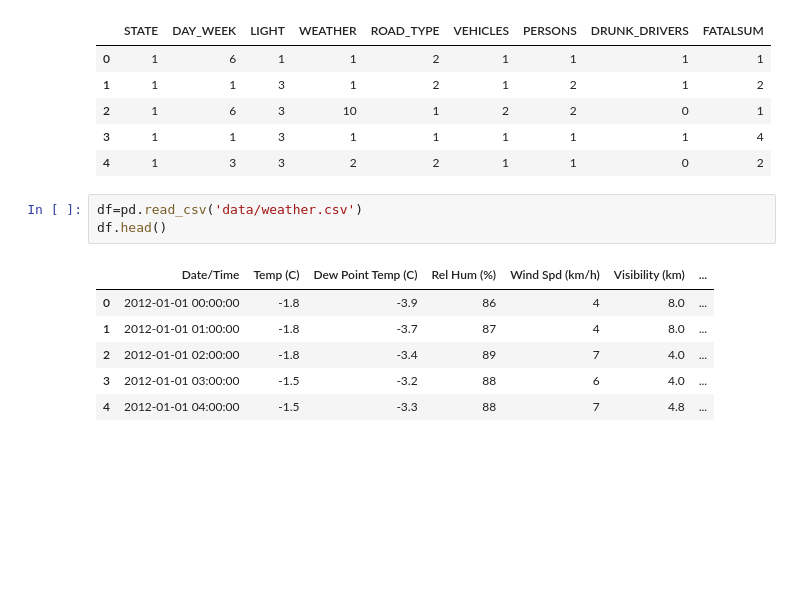
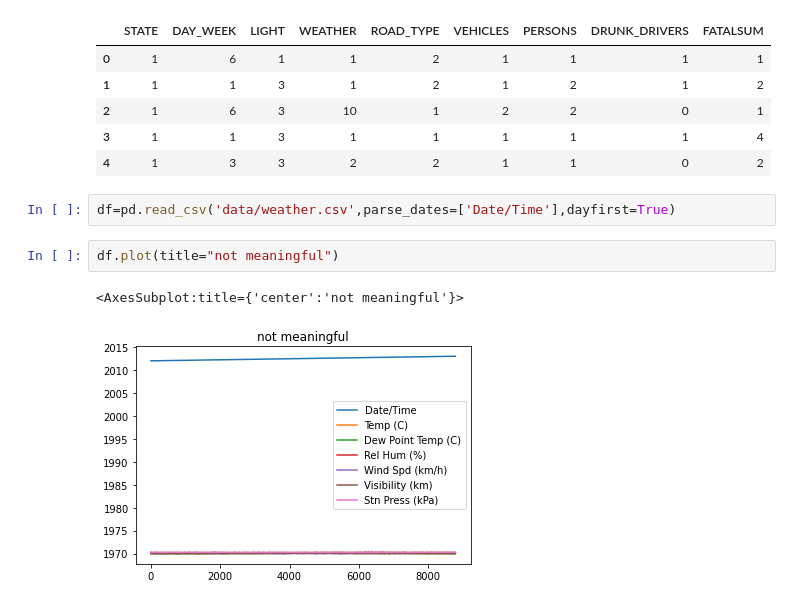
Before and after one commit to deepali1232/codingdeepalipractice, a Jupyter notebook: analysis/reading_data_with_pandas.ipynb, the cells around one changed output. Cells and saved outputs as stored; diff of their text form; blank space fills up the shorter version.

```diff
--- a/analysis/reading_data_with_pandas.ipynb
+++ b/analysis/reading_data_with_pandas.ipynb
@@ -74,13 +69,10 @@ df.head()
 | 2 | 1 | 6 | 3 | 10 | 1 | 2 | 2 | 0 | 1 |
 | 3 | 1 | 1 | 3 | 1 | 1 | 1 | 1 | 1 | 4 |
 | 4 | 1 | 3 | 3 | 2 | 2 | 1 | 1 | 0 | 2 |
-# %%
-df=pd.read_csv('data/weather.csv')
-df.head()
-# %% [output]
-|  | Date/Time | Temp (C) | Dew Point Temp (C) | Rel Hum (%) | Wind Spd (km/h) | Visibility (km) | ... |
-| 0 | 2012-01-01 00:00:00 | -1.8 | -3.9 | 86 | 4 | 8.0 | ... |
-| 1 | 2012-01-01 01:00:00 | -1.8 | -3.7 | 87 | 4 | 8.0 | ... |
-| 2 | 2012-01-01 02:00:00 | -1.8 | -3.4 | 89 | 7 | 4.0 | ... |
-| 3 | 2012-01-01 03:00:00 | -1.5 | -3.2 | 88 | 6 | 4.0 | ... |
-| 4 | 2012-01-01 04:00:00 | -1.5 | -3.3 | 88 | 7 | 4.8 | ... |
+# %%
+df=pd.read_csv('data/weather.csv',parse_dates=['Date/Time'],dayfirst=True)
+# %%
+df.plot(title="not meaningful")
+# %% [output]
+<AxesSubplot:title={'center':'not meaningful'}>
+[figure, added]
```
Also changed, not shown: parts of 2 cells of this notebook.
